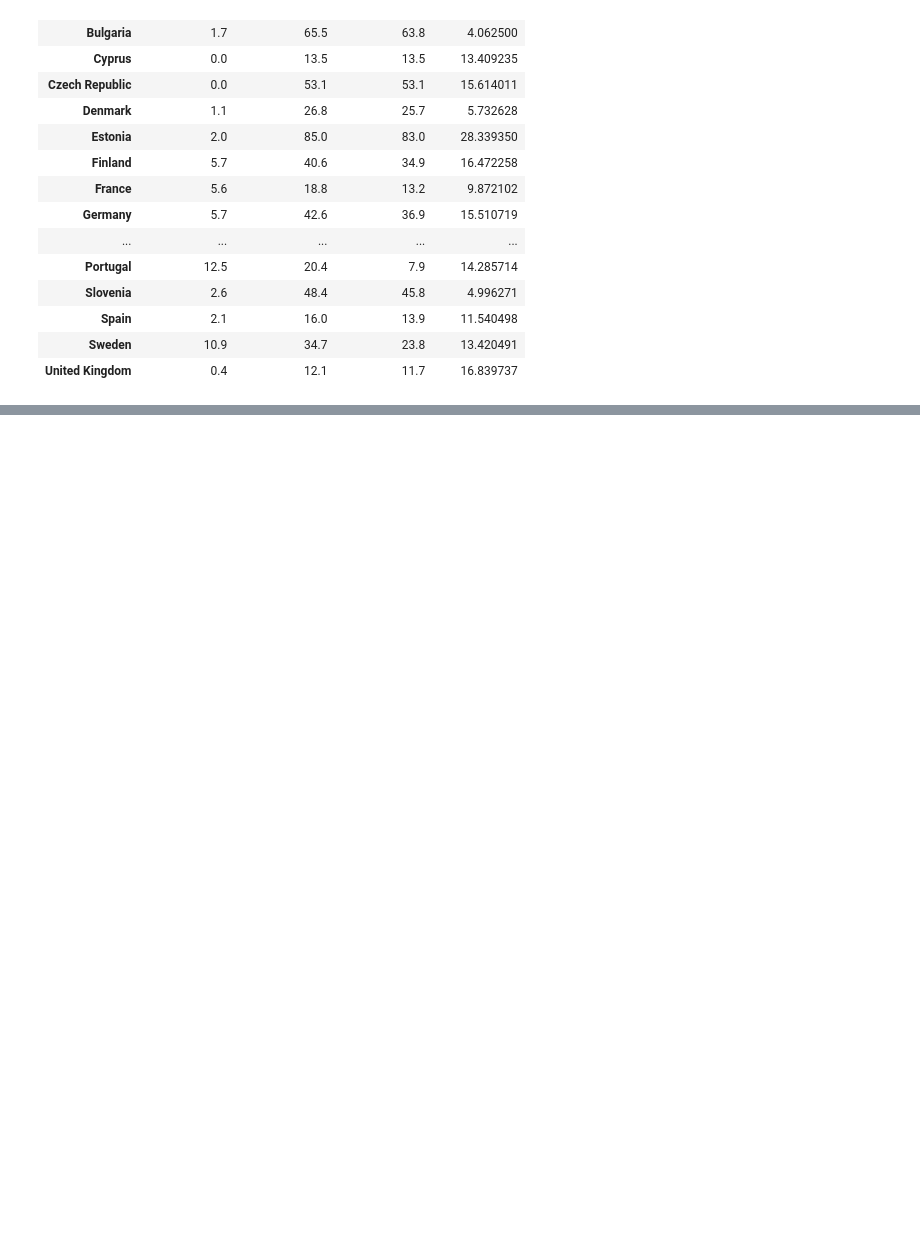
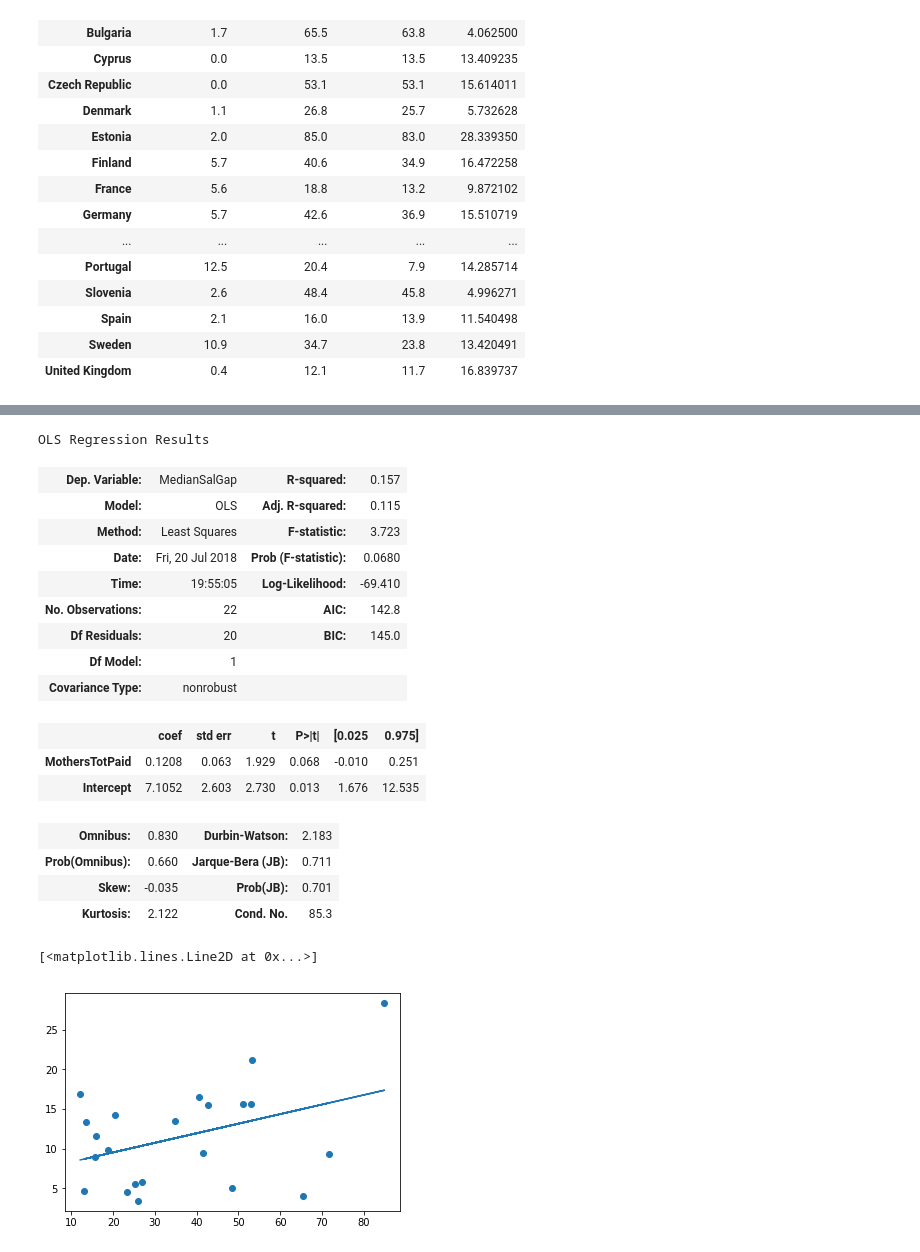
Before and after one commit to fracab/Bertelsmann_Prj, a Jupyter notebook: Project_Bertelsmann.ipynb, the cells around one changed output, grey strips where cells are left out. Cells and saved outputs as stored; diff of their text form; code cells hidden in the pictures; blank space fills up the shorter version.

```diff
--- a/Project Bertelsmann.ipynb
+++ b/Project_Bertelsmann.ipynb
@@ -288 +299,32 @@ OLS Regression Results
+# %%
+# Second model: Median salary gap regressed against Mother's paid leave. No meaningful correlation
+
+modelMothersMedian = sm.OLS(endog=FinalDFOECD["MedianSalGap"], exog=FinalDFOECD[["MothersTotPaid","Intercept"]])
+resultsmodelMothersMedian = modelMothersMedian.fit()
+display(resultsmodelMothersMedian.summary())
+
+#scatterplot
+plt.scatter(FinalDFOECD.MothersTotPaid,FinalDFOECD.MedianSalGap)
+slope1, intercept1 = np.polyfit(FinalDFOECD.MothersTotPaid, FinalDFOECD.MedianSalGap, 1)
+plt.plot(FinalDFOECD.MothersTotPaid,FinalDFOECD.MothersTotPaid*slope1 + intercept1)
+# %% [output]
+OLS Regression Results
+| Dep. Variable: | MedianSalGap | R-squared: | 0.157 |
+| Model: | OLS | Adj. R-squared: | 0.115 |
+| Method: | Least Squares | F-statistic: | 3.723 |
+| Date: | Fri, 20 Jul 2018 | Prob (F-statistic): | 0.0680 |
+| Time: | 19:55:05 | Log-Likelihood: | -69.410 |
+| No. Observations: | 22 | AIC: | 142.8 |
+| Df Residuals: | 20 | BIC: | 145.0 |
+| Df Model: | 1 |  |  |
+| Covariance Type: | nonrobust |  |  |
+|  | coef | std err | t | P>|t| | [0.025 | 0.975] |
+| MothersTotPaid | 0.1208 | 0.063 | 1.929 | 0.068 | -0.010 | 0.251 |
+| Intercept | 7.1052 | 2.603 | 2.730 | 0.013 | 1.676 | 12.535 |
+| Omnibus: | 0.830 | Durbin-Watson: | 2.183 |
+| Prob(Omnibus): | 0.660 | Jarque-Bera (JB): | 0.711 |
+| Skew: | -0.035 | Prob(JB): | 0.701 |
+| Kurtosis: | 2.122 | Cond. No. | 85.3 |
+[<matplotlib.lines.Line2D at 0x...>]
+[figure, added]
 # %%
```
Also changed, not shown: parts of 11 cells of this notebook.
